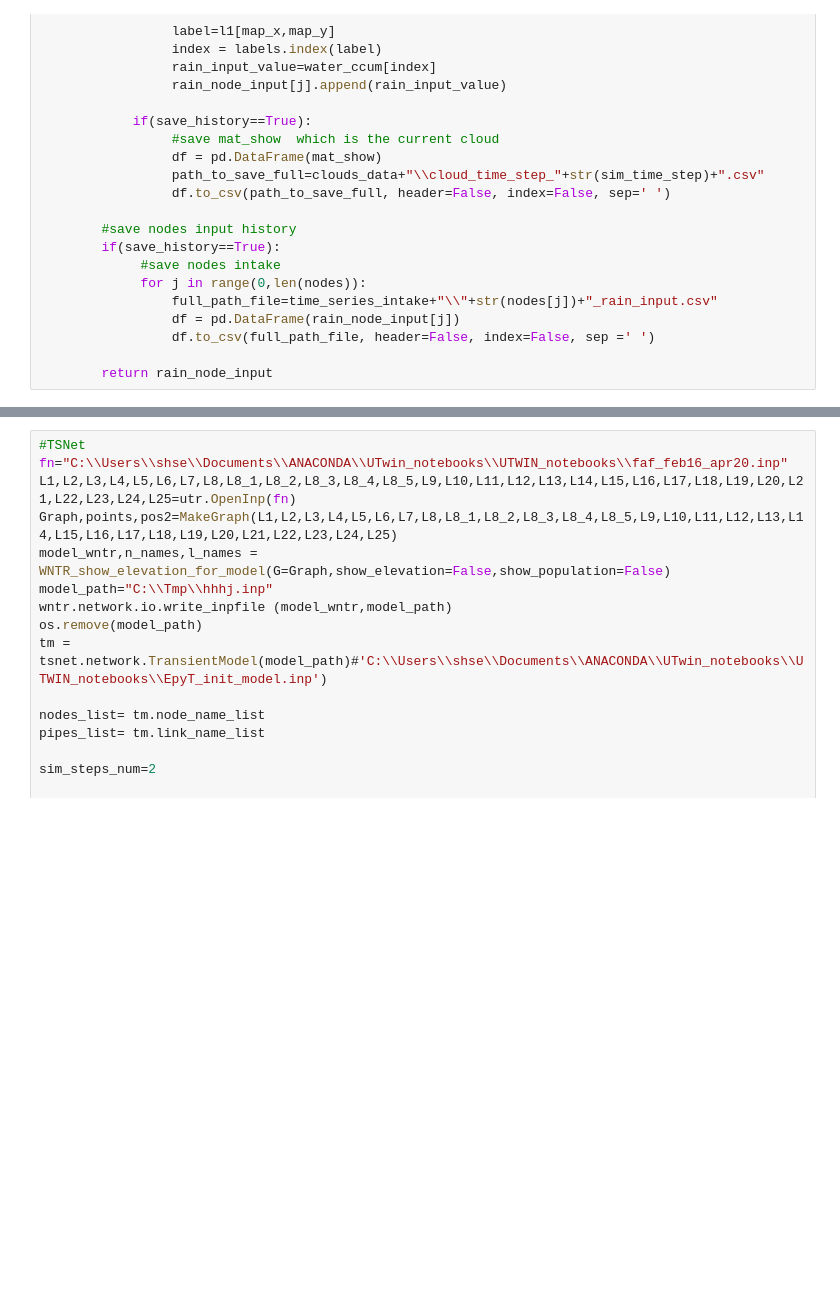
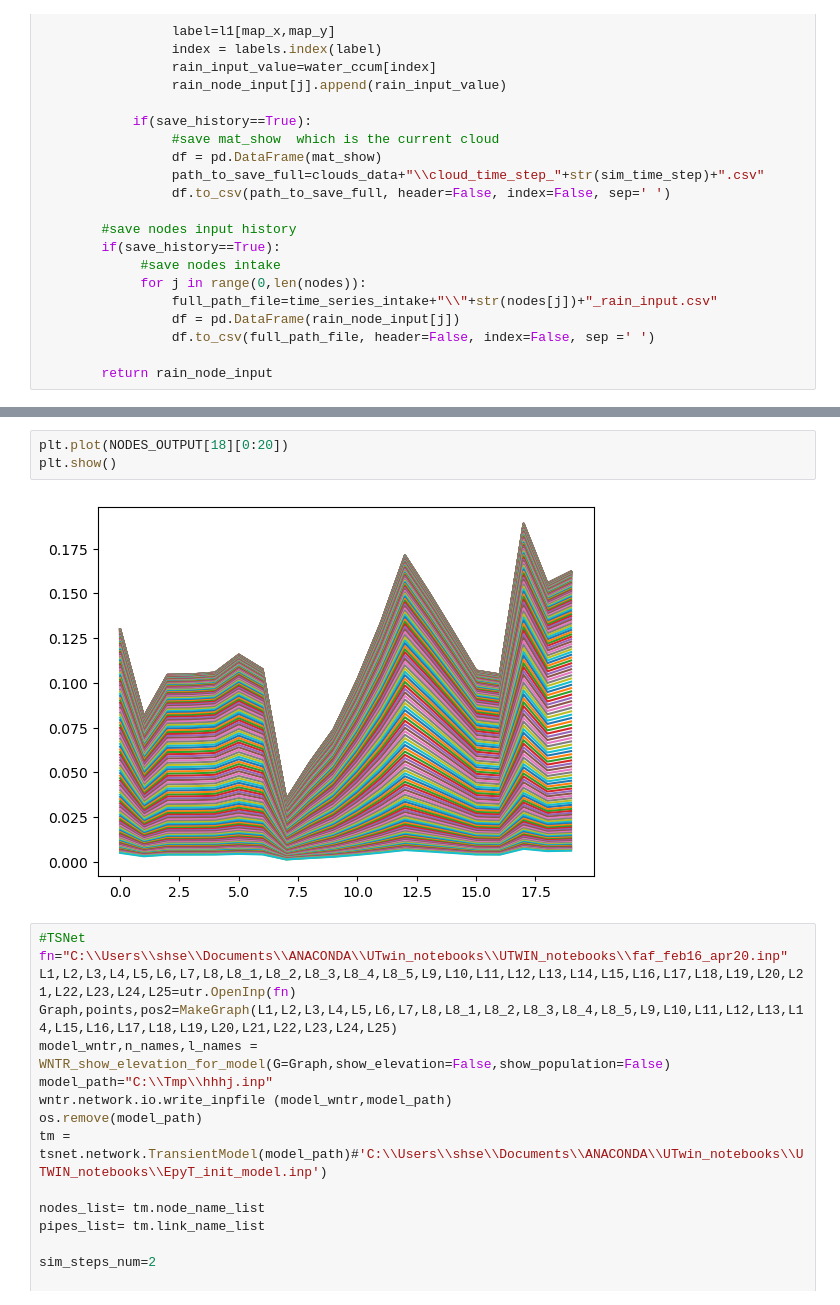
Before and after one commit to sergey32355/UTWIN_notebooks, a Jupyter notebook: GUI_notebooks.ipynb, the cells around one changed output, grey strips where cells are left out. Cells and saved outputs as stored; diff of their text form; blank space fills up the shorter version.

```diff
--- a/GUI_notebooks.ipynb
+++ b/GUI_notebooks.ipynb
@@ -3908,3 +4157,8 @@ IndexError: list index out of range
+# %%
+plt.plot(NODES_OUTPUT[18][0:20])
+plt.show()
+# %% [output]
+[figure, added]
 # %%
 #TSNet
 fn="C:\\Users\\shse\\Documents\\ANACONDA\\UTwin_notebooks\\UTWIN_notebooks\\faf_feb16_apr20.inp"
```
Also changed, not shown: parts of 8 cells of this notebook, 3 other files.
